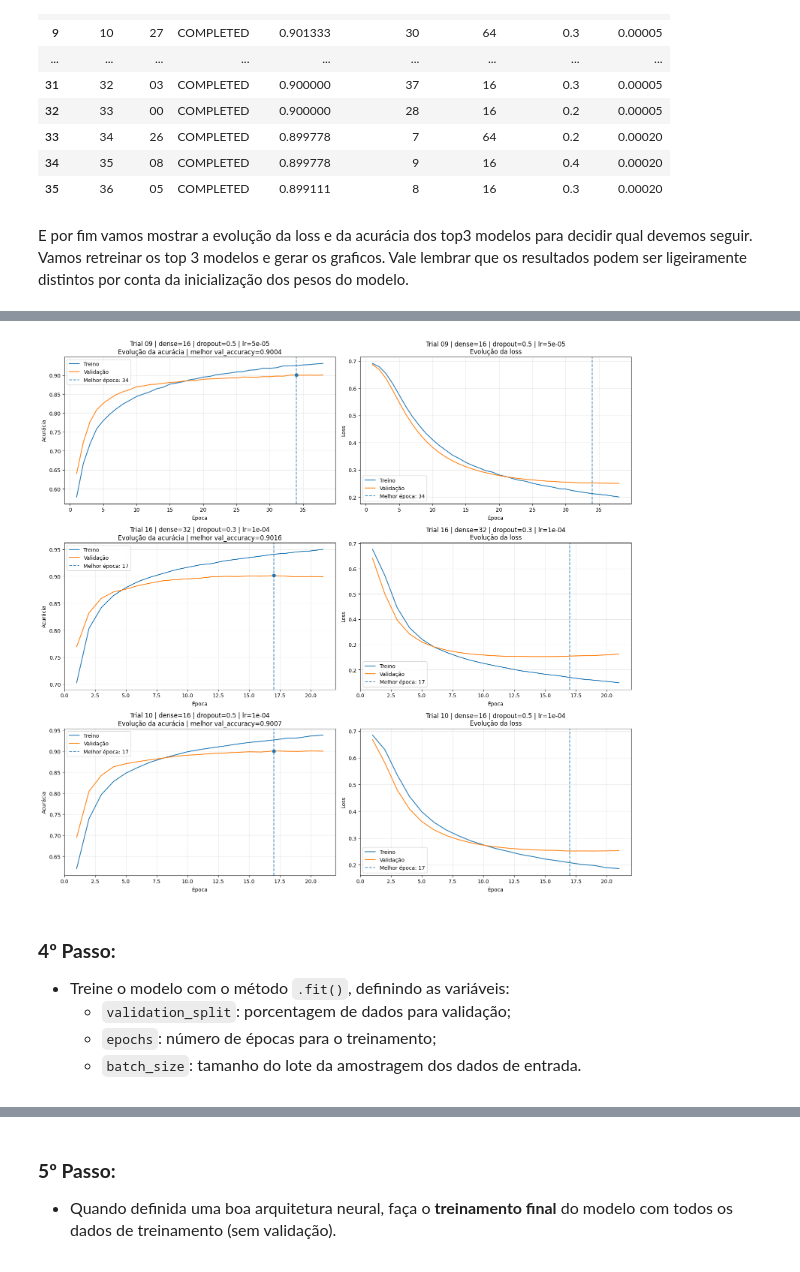
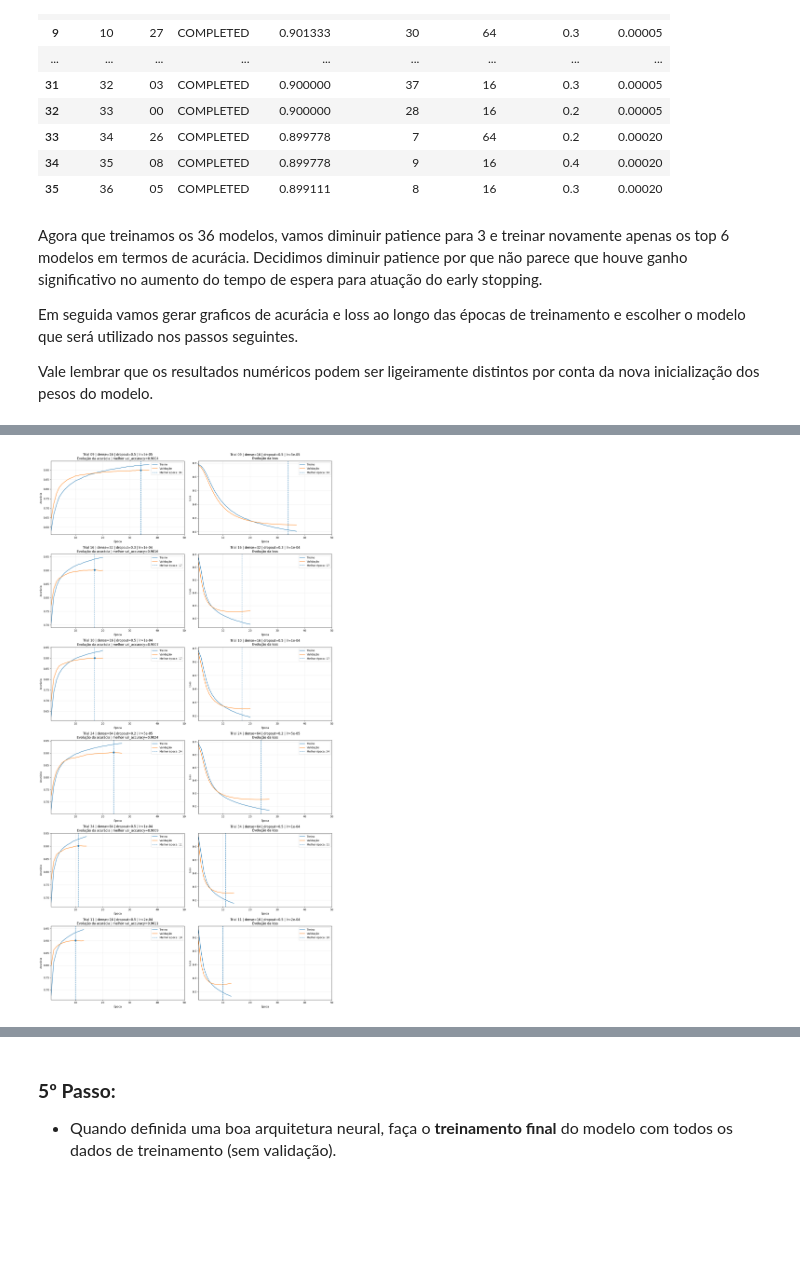
Before and after one commit to gilcesarf/imd1107-202601, a Jupyter notebook: 3-unidade/atividade2.ipynb, the cells around one changed output, grey strips where cells are left out. Saved outputs shown, nothing was run; the diff lists cells and outputs as text; code cells hidden in the pictures; blank space fills up the shorter version.

```diff
--- a/3-unidade/atividade2.ipynb
+++ b/3-unidade/atividade2.ipynb
@@ -989,12 +999,12 @@ df_grid
 | 34 | 35 | 08 | COMPLETED | 0.899778 | 9 | 16 | 0.4 | 0.00020 |
 | 35 | 36 | 05 | COMPLETED | 0.899111 | 8 | 16 | 0.3 | 0.00020 |
 # %% [markdown]
-E por fim vamos mostrar a evolução da loss e da acurácia dos top3 modelos para decidir qual devemos seguir. Vamos retreinar os top 3 modelos e gerar os graficos. Vale lembrar que os resultados podem ser ligeiramente distintos por conta da inicialização dos pesos do modelo.
+Agora que treinamos os 36 modelos, vamos diminuir patience para 3 e treinar novamente apenas os top 6 modelos em termos de acurácia. Decidimos diminuir patience por que não parece que houve ganho significativo no aumento do tempo de espera para atuação do early stopping.
+
+Em seguida vamos gerar graficos de acurácia e loss ao longo das épocas de treinamento e escolher o modelo que será utilizado nos passos seguintes.
+
+Vale lembrar que os resultados numéricos podem ser ligeiramente distintos por conta da nova inicialização dos pesos do modelo.
 # %%
-import matplotlib.pyplot as plt
-import tensorflow as tf
-
-
 def retreinar_e_plotar_melhores_modelos(
     tuner,
     build_model,
@@ -1016,6 +1026,9 @@ def retreinar_e_plotar_melhores_modelos(
     - loss de treino e validação.
 
     A época com maior val_accuracy é marcada por uma linha vertical pontilhada.
+
+    Todos os gráficos usam a mesma escala no eixo x, de 1 até `epochs`,
+    permitindo comparação visual direta entre os modelos.
 
     Parameters
     ----------
@@ -1113,6 +1126,7 @@ def retreinar_e_plotar_melhores_modelos(
         ax_accuracy = axes[indice, 0]
         ax_loss = axes[indice, 1]
 
+        # Gráfico de acurácia
         ax_accuracy.plot(
             epocas,
             train_accuracy,
@@ -1144,12 +1158,13 @@ def retreinar_e_plotar_melhores_modelos(
             f"Evolução da acurácia | "
             f"melhor val_accuracy={melhor_val_accuracy:.4f}"
         )
-
         ax_accuracy.set_xlabel("Época")
         ax_accuracy.set_ylabel("Acurácia")
+        ax_accuracy.set_xlim(1, epochs)
         ax_accuracy.grid(True, alpha=0.3)
         ax_accuracy.legend()
 
+        # Gráfico de loss
         ax_loss.plot(
             epocas,
             train_loss,
@@ -1174,9 +1189,9 @@ def retreinar_e_plotar_melhores_modelos(
             f"{parametros}\n"
             f"Evolução da loss"
         )
-
         ax_loss.set_xlabel("Época")
         ax_loss.set_ylabel("Loss")
+        ax_loss.set_xlim(1, epochs)
         ax_loss.grid(True, alpha=0.3)
         ax_loss.legend()
 
@@ -1197,17 +1212,17 @@ def retreinar_e_plotar_melhores_modelos(
 
     return resultados_retreino
 # %%
-resultados_retreino_top3 = retreinar_e_plotar_melhores_modelos(
+resultados_retreino_topN = retreinar_e_plotar_melhores_modelos(
     tuner=tuner,
     build_model=build_model,
     X_train=X_tune_train_array,
     y_train=y_tune_train_array,
     X_val=X_val_array,
     y_val=y_val_array,
-    top_n=3,
+    top_n=6,
     epochs=50,
     batch_size=64,
-    patience=4,
+    patience=3,
     random_state=RANDOM_STATE
 )
 # %% [output]
@@ -1231,9 +1246 @@ Epoch 21/50
-[figure, old version]
+[figure, new version]
-# %% [markdown]
-### **4º Passo:**
-<font size=3>
-
-- Treine o modelo com o método `.fit()`, definindo as variáveis:
-    - `validation_split`: porcentagem de dados para validação;
-    - `epochs`: número de épocas para o treinamento;
-    - `batch_size`: tamanho do lote da amostragem dos dados de entrada.
```
Also changed, not shown: parts of 23 cells of this notebook.
